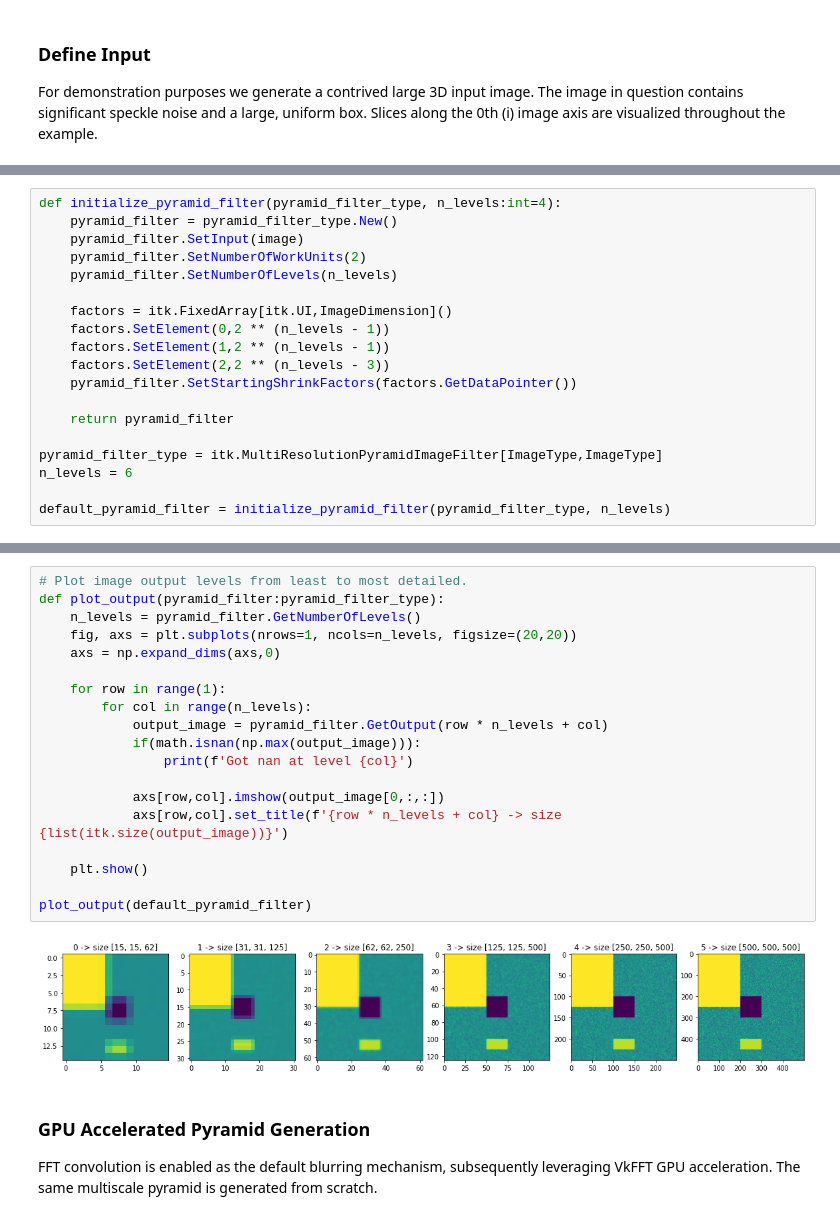
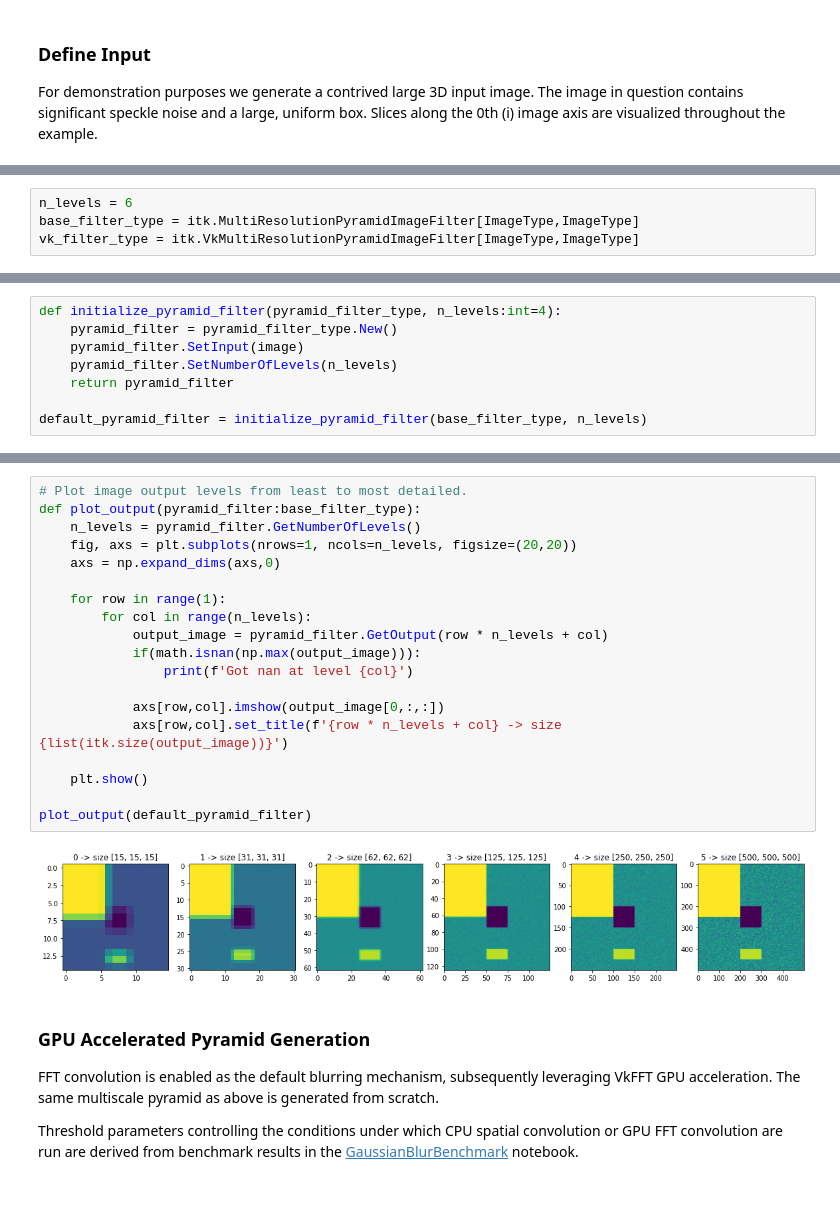
Before and after one commit to tbirdso/ITKVkFFTBackend, a Jupyter notebook: example/AcceleratedMultiscalePyramidGeneration.ipynb, the cells around one changed output, grey strips where cells are left out. Saved outputs shown, nothing was run; the diff lists cells and outputs as text.

```diff
--- a/example/AcceleratedMultiscalePyramidGeneration.ipynb
+++ b/example/AcceleratedMultiscalePyramidGeneration.ipynb
@@ -74,0 +82,4 @@ A six-level scale space is generated for the input image according to a default
+# %%
+n_levels = 6
+base_filter_type = itk.MultiResolutionPyramidImageFilter[ImageType,ImageType]
+vk_filter_type = itk.VkMultiResolutionPyramidImageFilter[ImageType,ImageType]
@@ -76,18 +89,7 @@ A six-level scale space is generated for the input image according to a default
 def initialize_pyramid_filter(pyramid_filter_type, n_levels:int=4):
     pyramid_filter = pyramid_filter_type.New()
     pyramid_filter.SetInput(image)
-    pyramid_filter.SetNumberOfWorkUnits(2)
     pyramid_filter.SetNumberOfLevels(n_levels)
-
-    factors = itk.FixedArray[itk.UI,ImageDimension]()
-    factors.SetElement(0,2 ** (n_levels - 1))
-    factors.SetElement(1,2 ** (n_levels - 1))
-    factors.SetElement(2,2 ** (n_levels - 3))
-    pyramid_filter.SetStartingShrinkFactors(factors.GetDataPointer())
-
     return pyramid_filter
 
-pyramid_filter_type = itk.MultiResolutionPyramidImageFilter[ImageType,ImageType]
-n_levels = 6
-
-default_pyramid_filter = initialize_pyramid_filter(pyramid_filter_type, n_levels)
+default_pyramid_filter = initialize_pyramid_filter(base_filter_type, n_levels)
@@ -136,25 +132,27 @@ Generated pyramid in 26.6420 s
 # %%
 # Plot image output levels from least to most detailed.
-def plot_output(pyramid_filter:pyramid_filter_type):
+def plot_output(pyramid_filter:base_filter_type):
     n_levels = pyramid_filter.GetNumberOfLevels()
     fig, axs = plt.subplots(nrows=1, ncols=n_levels, figsize=(20,20))
     axs = np.expand_dims(axs,0)
 
     for row in range(1):
         for col in range(n_levels):
             output_image = pyramid_filter.GetOutput(row * n_levels + col)
             if(math.isnan(np.max(output_image))):
                 print(f'Got nan at level {col}')
 
             axs[row,col].imshow(output_image[0,:,:])
             axs[row,col].set_title(f'{row * n_levels + col} -> size {list(itk.size(output_image))}')
 
     plt.show()
 
 plot_output(default_pyramid_filter)
 # %% [output]
-[figure, old version]
+[figure, new version]
 # %% [markdown]
 ### GPU Accelerated Pyramid Generation
 
-FFT convolution is enabled as the default blurring mechanism, subsequently leveraging VkFFT GPU acceleration. The same multiscale pyramid is generated from scratch.
+FFT convolution is enabled as the default blurring mechanism, subsequently leveraging VkFFT GPU acceleration. The same multiscale pyramid as above is generated from scratch.
+
+Threshold parameters controlling the conditions under which CPU spatial convolution or GPU FFT convolution are run are derived from benchmark results in the [GaussianBlurBenchmark](GaussianBlurBenchmark.ipynb) notebook.
```
Also changed, not shown: parts of 20 cells of this notebook.
